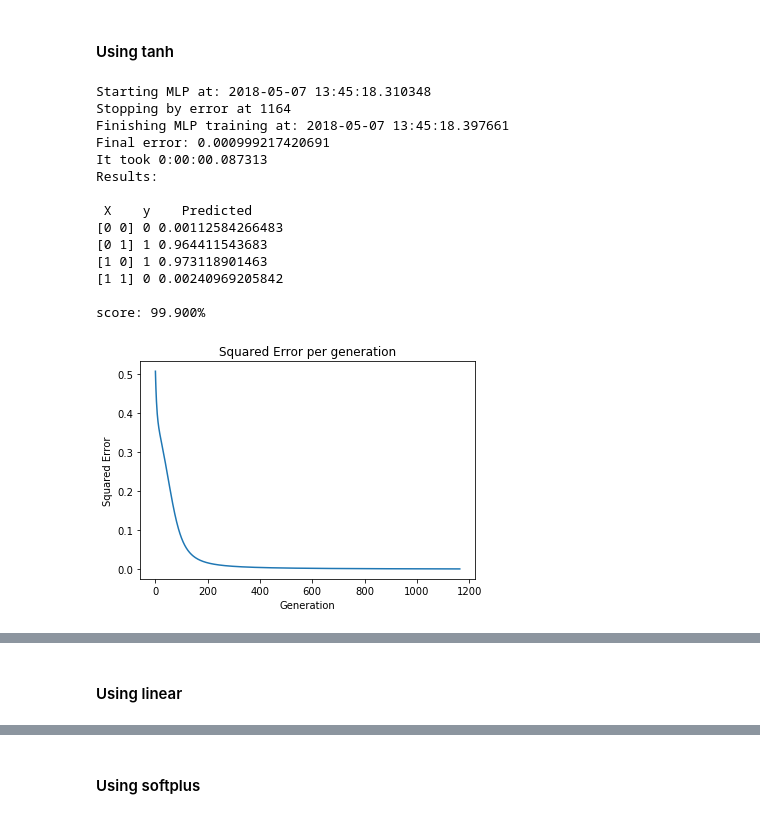
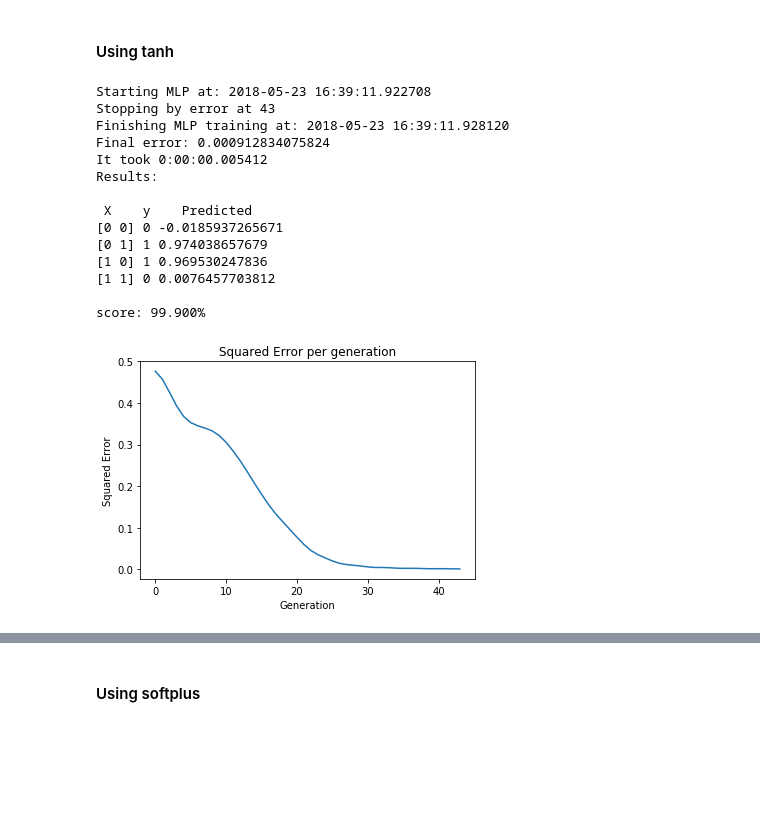
Before and after one commit to ithallojunior/sistemas_inteligentes1, a Jupyter notebook: XOR/xor.ipynb, the cells around one changed output, grey strips where cells are left out. Saved outputs shown, nothing was run; the diff lists cells and outputs as text; code cells hidden in the pictures; blank space fills up the shorter version.

Commit message:
MLP with momentum, weight range and bias

```diff
--- a/XOR/xor.ipynb
+++ b/XOR/xor.ipynb
@@ -224,21 +248,21 @@ Wall time: 1.03 s
 #### Using tanh
 # %%
 clf = mlp(seed=1, activation="tanh", max_iter=10000,
-          hidden_layer_size=4, alpha=0.1, tol=1e-3)
+          hidden_layer_size=4, alpha=0.1, momentum=0.9, tol=1e-3, weight_range=(-1,1), bias=True)
 %time clf.example_run()
 # %% [output]
-Starting MLP at: 2018-05-07 13:45:18.310348
-Stopping by error at 1164
-Finishing MLP training at: 2018-05-07 13:45:18.397661
-Final error: 0.000999217420691
-It took 0:00:00.087313
+Starting MLP at: 2018-05-23 16:39:11.922708
+Stopping by error at 43
+Finishing MLP training at: 2018-05-23 16:39:11.928120
+Final error: 0.000912834075824
+It took 0:00:00.005412
 Results:
 
  X    y    Predicted
-[0 0] 0 0.00112584266483
-[0 1] 1 0.964411543683
-[1 0] 1 0.973118901463
-[1 1] 0 0.00240969205842
+[0 0] 0 -0.0185937265671
+[0 1] 1 0.974038657679
+[1 0] 1 0.969530247836
+[1 1] 0 0.0076457703812
 
 score: 99.900%
-[figure, old version]
+[figure, new version]
@@ -247,2 +270,0 @@ Wall time: 282 ms
-# %% [markdown]
-#### Using linear
```
Also changed, not shown: parts of 8 cells of this notebook.
